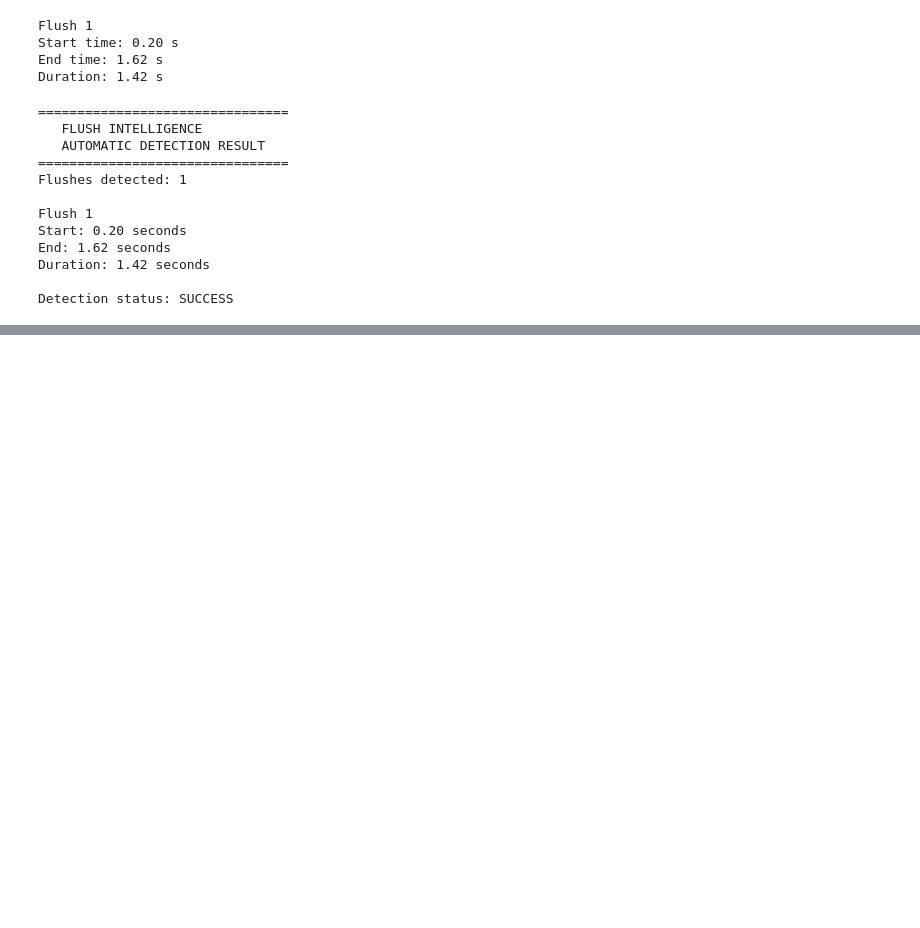
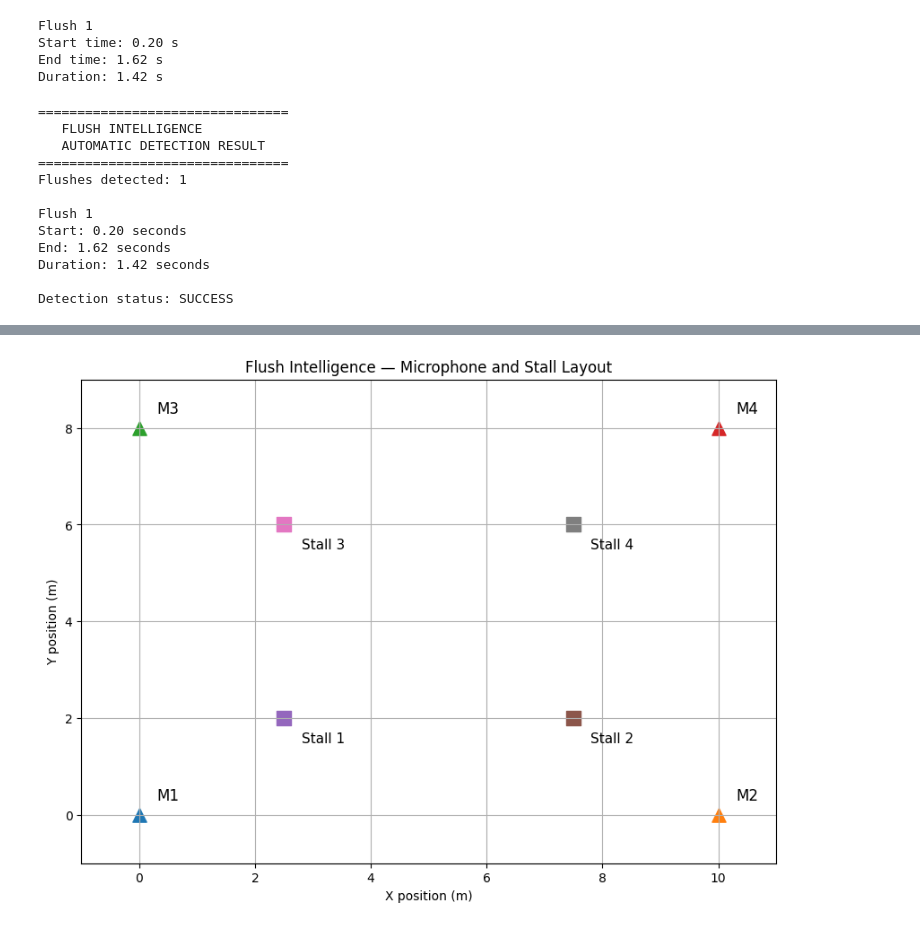
Before and after one commit to devika-na/flush-intelligence, a Jupyter notebook: flush_intelligence.ipynb, the cells around one changed output, grey strips where cells are left out. Drawn from its saved outputs; the diff is of its cells as text; code cells hidden in the pictures; blank space fills up the shorter version.

```diff
--- a/flush_intelligence.ipynb
+++ b/flush_intelligence.ipynb
@@ -284,0 +342,26 @@ Detection status: SUCCESS
+# %%
+# Step 4.4 — Visualize microphones and stalls
+
+import matplotlib.pyplot as plt
+
+plt.figure(figsize=(10, 7))
+
+# Plot microphones
+for mic, (x, y_pos) in microphones.items():
+    plt.scatter(x, y_pos, s=120, marker="^")
+    plt.text(x + 0.3, y_pos + 0.3, mic, fontsize=12)
+
+# Plot stalls
+for stall, (x, y_pos) in stalls.items():
+    plt.scatter(x, y_pos, s=120, marker="s")
+    plt.text(x + 0.3, y_pos - 0.5, stall, fontsize=11)
+
+plt.xlabel("X position (m)")
+plt.ylabel("Y position (m)")
+plt.title("Flush Intelligence — Microphone and Stall Layout")
+plt.xlim(-1, 11)
+plt.ylim(-1, 9)
+plt.grid(True)
+plt.show()
+# %% [output]
+[figure, added]
```
Also changed, not shown: parts of 7 cells of this notebook.
